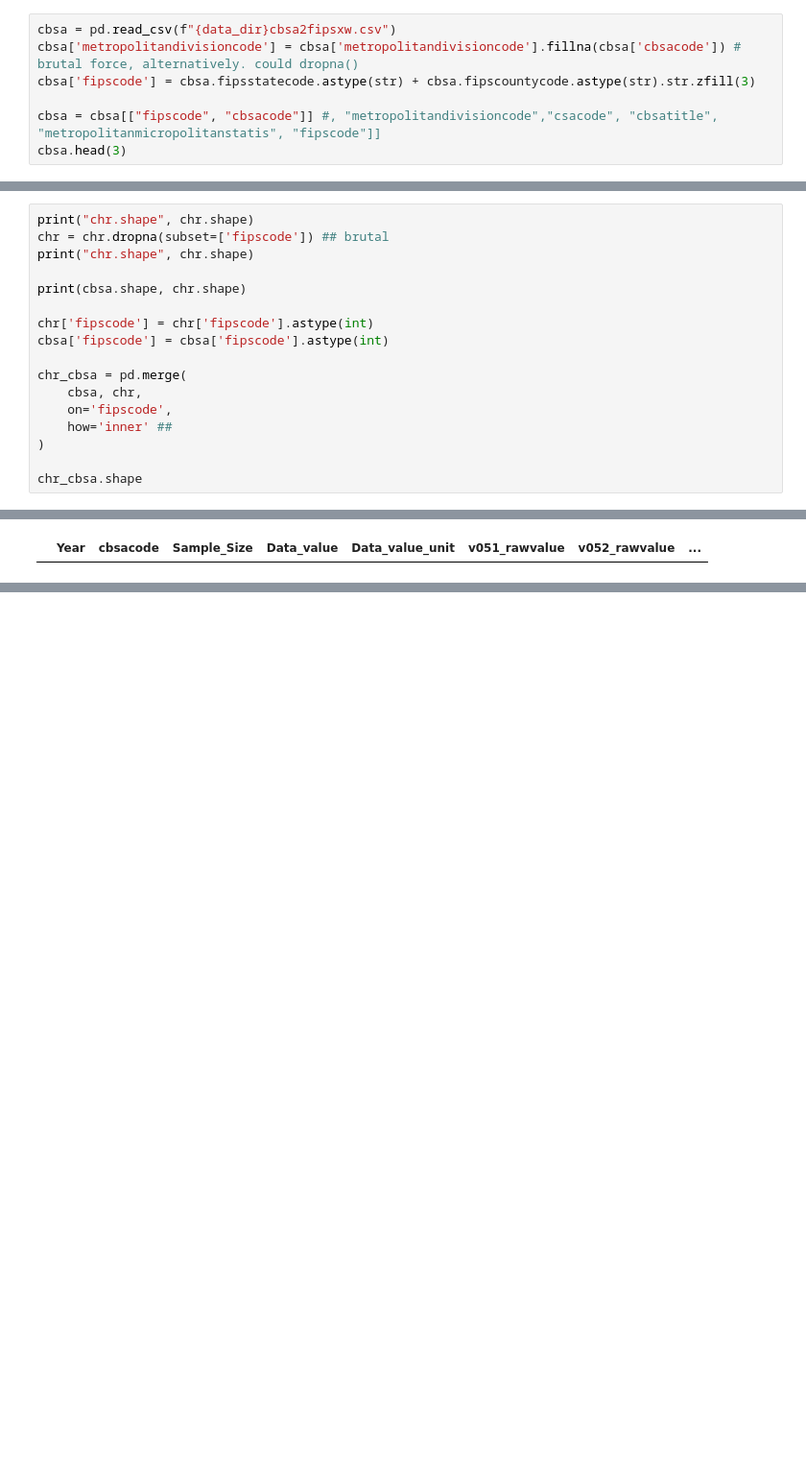
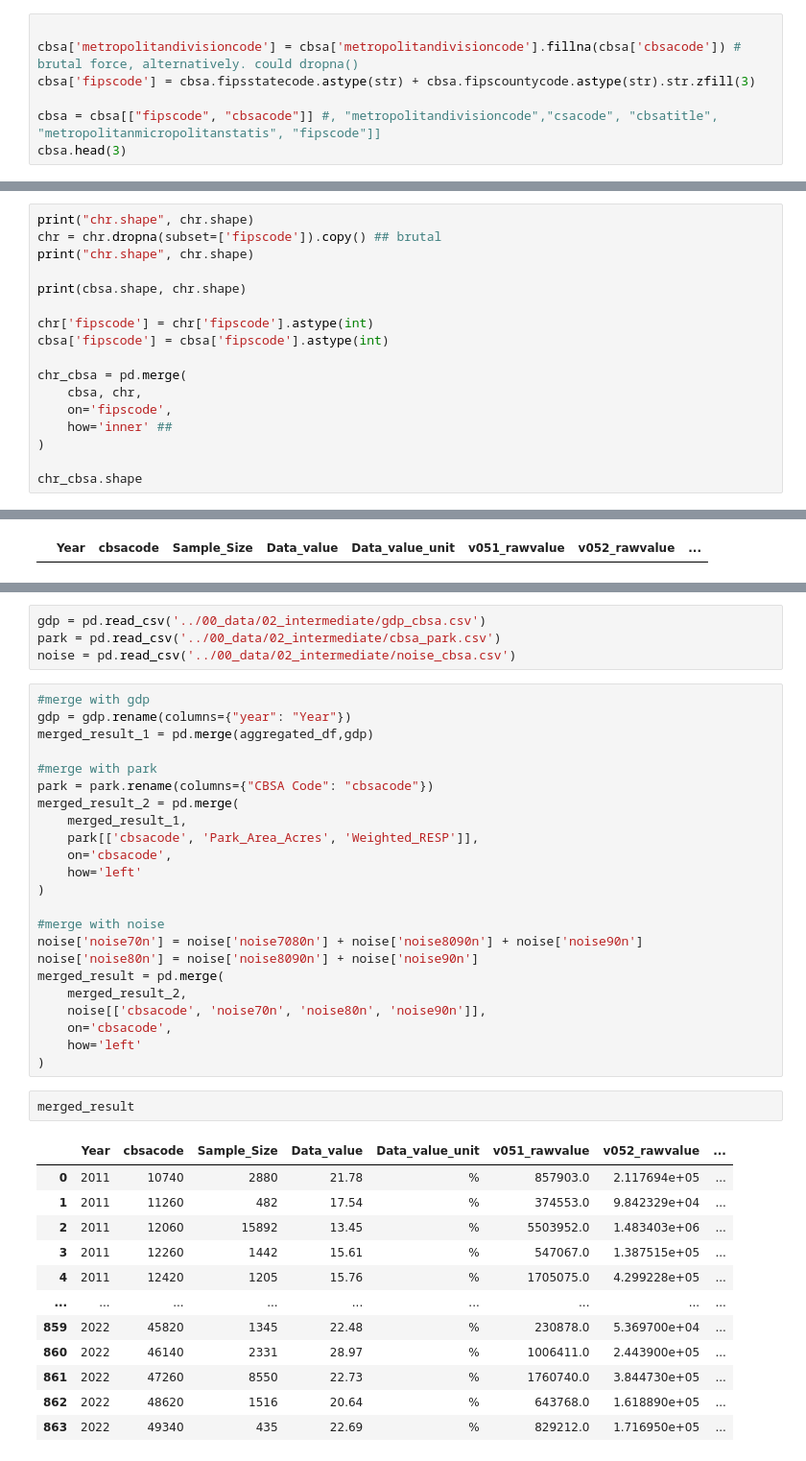
Before and after one commit to ljyyyy120/Captone_depression, a Jupyter notebook: 01_data_clean/01_CHR_SMART_merge.ipynb, the cells around one changed output, grey strips where cells are left out. Shown at 96% size. Cells and saved outputs as stored; diff of their text form; blank space fills up the shorter version.

Commit message:
merge

```diff
--- a/01_data_clean/01_CHR_SMART_merge.ipynb
+++ b/01_data_clean/01_CHR_SMART_merge.ipynb
@@ -74,7 +73,7 @@ chr['fipscode'].nunique()
 # %% [output]
 3200
 # %%
-cbsa = pd.read_csv(f"{data_dir}cbsa2fipsxw.csv")
+
 cbsa['metropolitandivisioncode'] = cbsa['metropolitandivisioncode'].fillna(cbsa['cbsacode']) # brutal force, alternatively. could dropna()
 cbsa['fipscode'] = cbsa.fipsstatecode.astype(str) + cbsa.fipscountycode.astype(str).str.zfill(3)
 
@@ -104,6 +103,6 @@ chr
 # %%
 print("chr.shape", chr.shape)
-chr = chr.dropna(subset=['fipscode']) ## brutal
+chr = chr.dropna(subset=['fipscode']).copy() ## brutal
 print("chr.shape", chr.shape)
 
 print(cbsa.shape, chr.shape)
@@ -477,0 +496,42 @@ Name: cbsacode, Length: 73, dtype: int64
+# %%
+gdp = pd.read_csv('../00_data/02_intermediate/gdp_cbsa.csv')
+park = pd.read_csv('../00_data/02_intermediate/cbsa_park.csv')
+noise = pd.read_csv('../00_data/02_intermediate/noise_cbsa.csv')
+# %%
+#merge with gdp
+gdp = gdp.rename(columns={"year": "Year"})
+merged_result_1 = pd.merge(aggregated_df,gdp)
+
+#merge with park
+park = park.rename(columns={"CBSA Code": "cbsacode"})
+merged_result_2 = pd.merge(
+    merged_result_1,
+    park[['cbsacode', 'Park_Area_Acres', 'Weighted_RESP']],
+    on='cbsacode',
+    how='left'
+)
+
+#merge with noise
+noise['noise70n'] = noise['noise7080n'] + noise['noise8090n'] + noise['noise90n']
+noise['noise80n'] = noise['noise8090n'] + noise['noise90n']
+merged_result = pd.merge(
+    merged_result_2,
+    noise[['cbsacode', 'noise70n', 'noise80n', 'noise90n']],
+    on='cbsacode',
+    how='left'
+)
+# %%
+merged_result
+# %% [output]
+|  | Year | cbsacode | Sample_Size | Data_value | Data_value_unit | v051_rawvalue | v052_rawvalue | ... |
+| 0 | 2011 | 10740 | 2880 | 21.78 | % | 857903.0 | 2.117694e+05 | ... |
+| 1 | 2011 | 11260 | 482 | 17.54 | % | 374553.0 | 9.842329e+04 | ... |
+| 2 | 2011 | 12060 | 15892 | 13.45 | % | 5503952.0 | 1.483403e+06 | ... |
+| 3 | 2011 | 12260 | 1442 | 15.61 | % | 547067.0 | 1.387515e+05 | ... |
+| 4 | 2011 | 12420 | 1205 | 15.76 | % | 1705075.0 | 4.299228e+05 | ... |
+| ... | ... | ... | ... | ... | ... | ... | ... | ... |
+| 859 | 2022 | 45820 | 1345 | 22.48 | % | 230878.0 | 5.369700e+04 | ... |
+| 860 | 2022 | 46140 | 2331 | 28.97 | % | 1006411.0 | 2.443900e+05 | ... |
+| 861 | 2022 | 47260 | 8550 | 22.73 | % | 1760740.0 | 3.844730e+05 | ... |
+| 862 | 2022 | 48620 | 1516 | 20.64 | % | 643768.0 | 1.618890e+05 | ... |
+| 863 | 2022 | 49340 | 435 | 22.69 | % | 829212.0 | 1.716950e+05 | ... |
```
Also changed, not shown: parts of 17 cells of this notebook, 1 other file.
